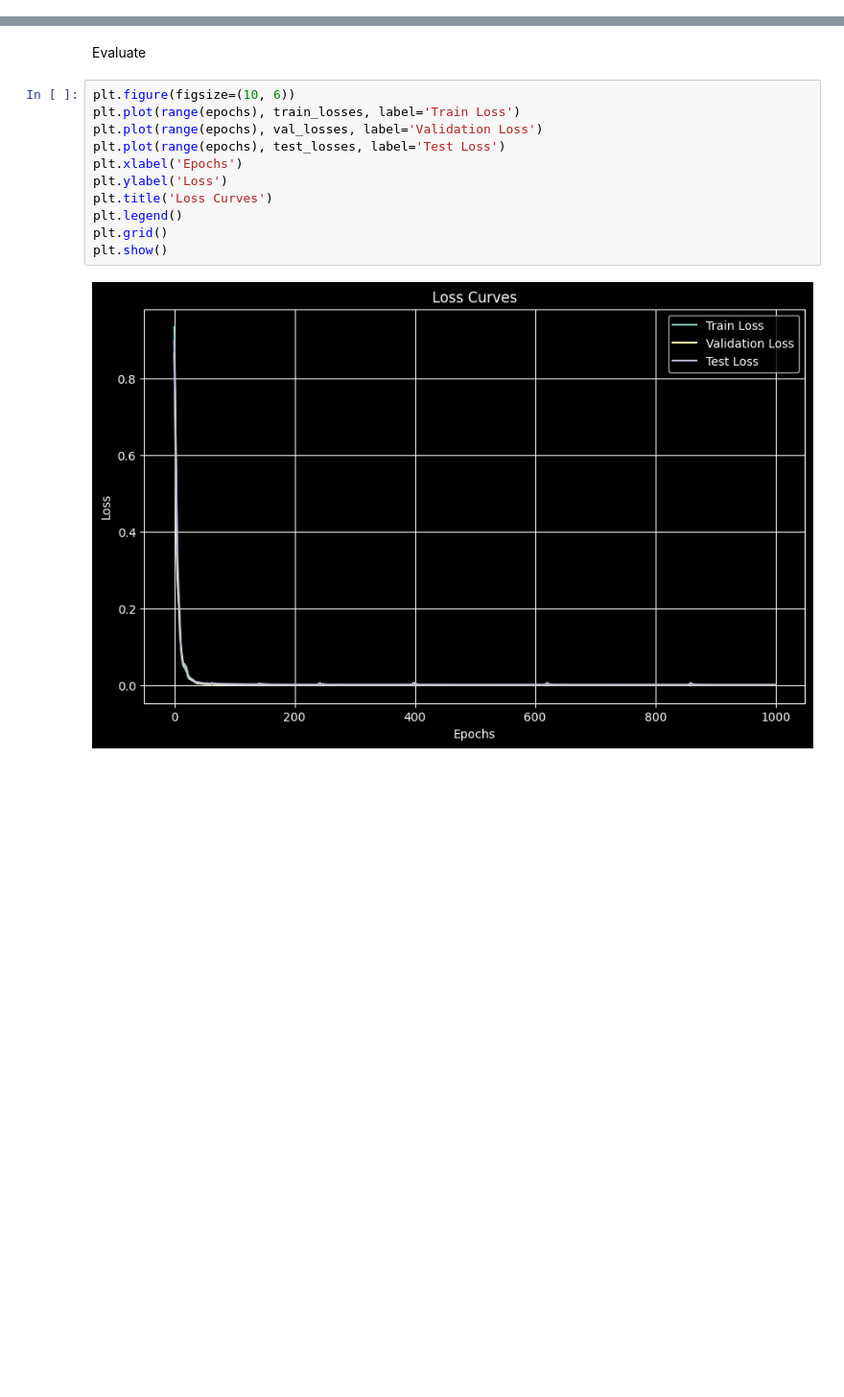
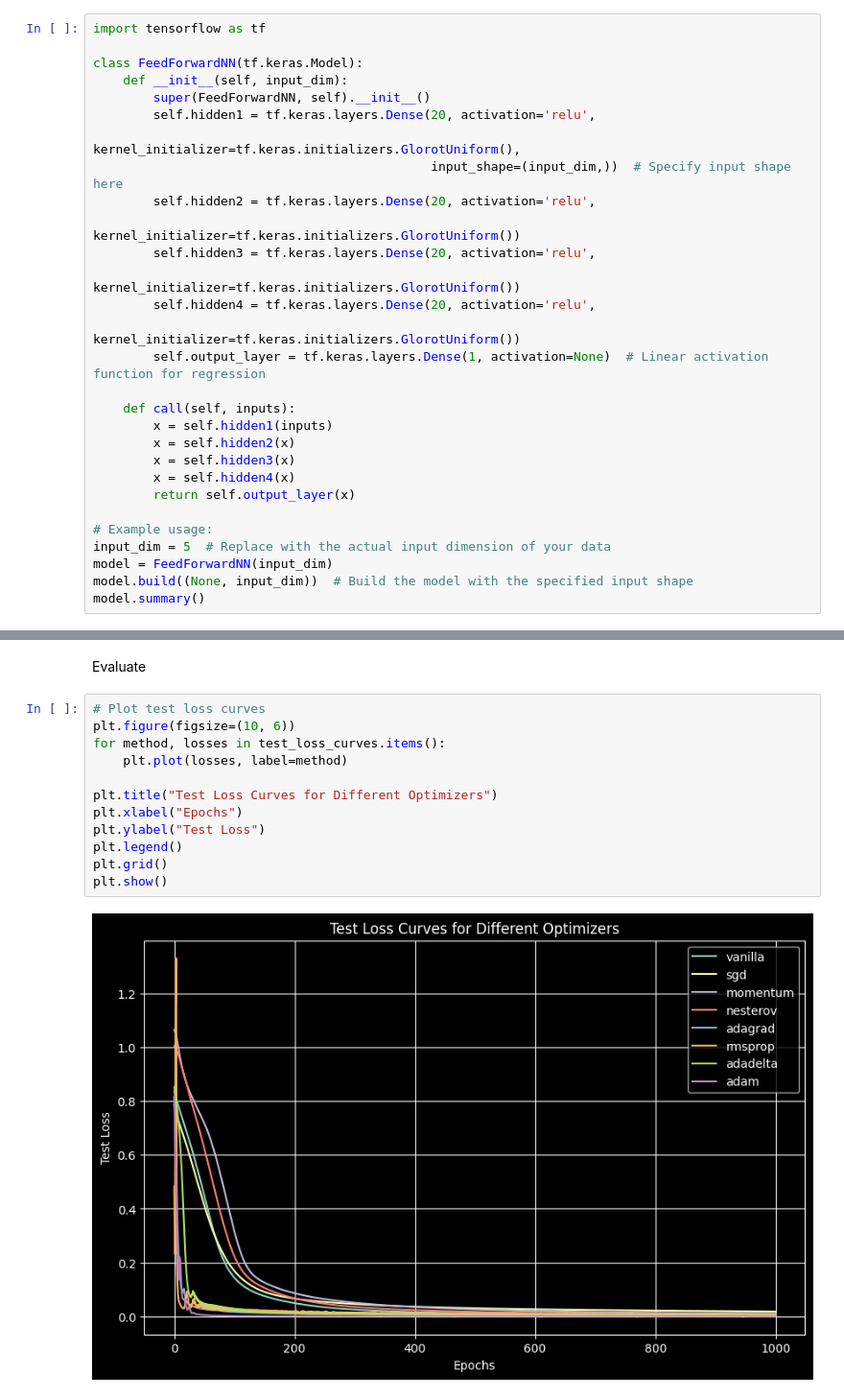
Before and after one commit to sai-12-oss/Study-in-2025, a Jupyter notebook: Project/AIREX/Attempt4.ipynb, the cells around one changed output, grey strips where cells are left out. Shown at 96% size. Cells and saved outputs as stored; diff of their text form; blank space fills up the shorter version.

```diff
--- a/Project/AIREX/Attempt4.ipynb
+++ b/Project/AIREX/Attempt4.ipynb
@@ -66,3 +78,32 @@ class FeedForwardNN(tf.keras.Model):
         x = self.hidden3(x)
         x = self.hidden4(x)
         return self.output_layer(x)
+# %%
+import tensorflow as tf
+
+class FeedForwardNN(tf.keras.Model):
+    def __init__(self, input_dim):
+        super(FeedForwardNN, self).__init__()
+        self.hidden1 = tf.keras.layers.Dense(20, activation='relu',
+                                             kernel_initializer=tf.keras.initializers.GlorotUniform(),
+                                             input_shape=(input_dim,))  # Specify input shape here
+        self.hidden2 = tf.keras.layers.Dense(20, activation='relu',
+                                             kernel_initializer=tf.keras.initializers.GlorotUniform())
+        self.hidden3 = tf.keras.layers.Dense(20, activation='relu',
+                                             kernel_initializer=tf.keras.initializers.GlorotUniform())
+        self.hidden4 = tf.keras.layers.Dense(20, activation='relu',
+                                             kernel_initializer=tf.keras.initializers.GlorotUniform())
+        self.output_layer = tf.keras.layers.Dense(1, activation=None)  # Linear activation function for regression
+
+    def call(self, inputs):
+        x = self.hidden1(inputs)
+        x = self.hidden2(x)
+        x = self.hidden3(x)
+        x = self.hidden4(x)
+        return self.output_layer(x)
+
+# Example usage:
+input_dim = 5  # Replace with the actual input dimension of your data
+model = FeedForwardNN(input_dim)
+model.build((None, input_dim))  # Build the model with the specified input shape
+model.summary()
@@ -222,15 +381,16 @@ Epoch 1000: Train Loss = 0.0000, Val Loss = 0.0003, Test Loss = 0.0003
 # %% [markdown]
 Evaluate
 # %%
+# Plot test loss curves
 plt.figure(figsize=(10, 6))
-plt.plot(range(epochs), train_losses, label='Train Loss')
-plt.plot(range(epochs), val_losses, label='Validation Loss')
-plt.plot(range(epochs), test_losses, label='Test Loss')
-plt.xlabel('Epochs')
-plt.ylabel('Loss')
-plt.title('Loss Curves')
+for method, losses in test_loss_curves.items():
+    plt.plot(losses, label=method)
+
+plt.title("Test Loss Curves for Different Optimizers")
+plt.xlabel("Epochs")
+plt.ylabel("Test Loss")
 plt.legend()
 plt.grid()
 plt.show()
 # %% [output]
-[figure, old version]
+[figure, new version]
```
Also changed, not shown: parts of 12 cells of this notebook, 5 other files.
